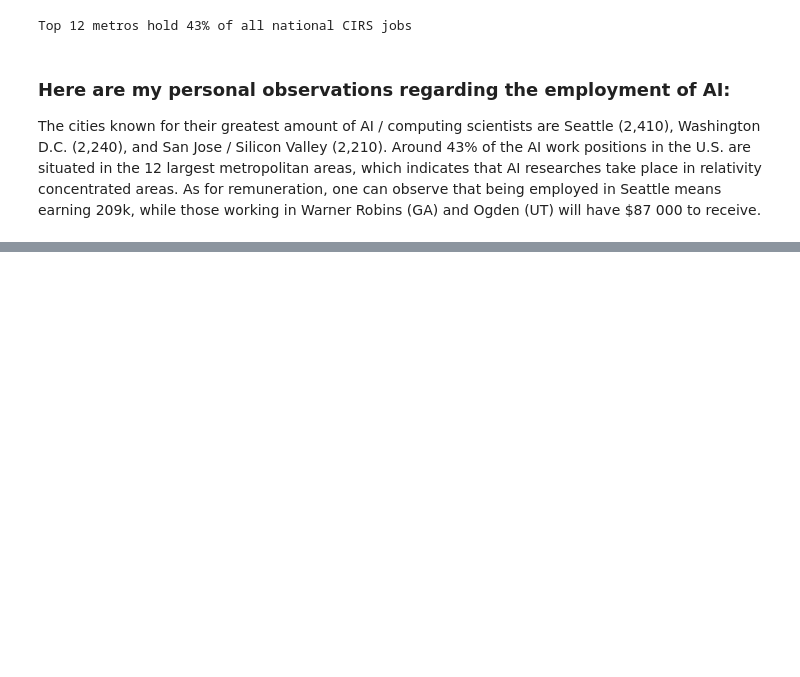
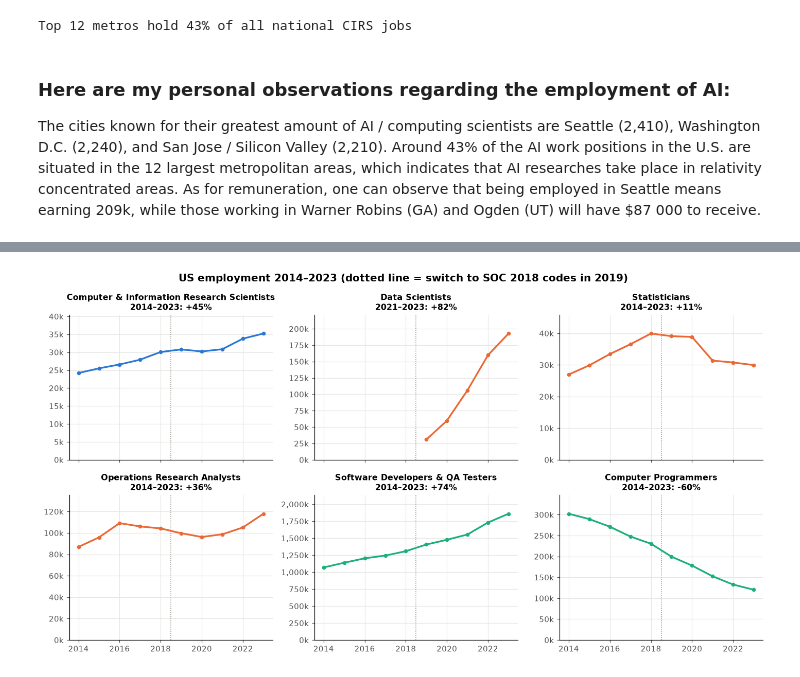
Before and after one commit to RhuanMendanha/CA01-Data-Visualisation-and-Communication-, a Jupyter notebook: CA01 - Employment Visualisation.ipynb, the cells around one changed output, grey strips where cells are left out. Saved outputs shown, nothing was run; the diff lists cells and outputs as text; code cells hidden in the pictures; blank space fills up the shorter version.

Commit message:
Challenge: from 2014 - 2022
load 2014-2022 national data and harmonise SOC codes +++ feat(challenge): add employment and wage trend charts

```diff
--- a/CA01 - Employment Visualisation.ipynb
+++ b/CA01 - Employment Visualisation.ipynb
@@ -387,0 +463,23 @@ As for remuneration, one can observe that being employed in Seattle means earnin
+# %%
+SERIES_COLOURS = {
+    "Computer & Information Research Scientists": FAMILY_COLOURS["AI & Computing Research"],
+    "Data Scientists": FAMILY_COLOURS["Data Science & Analytics"],
+    "Statisticians": FAMILY_COLOURS["Data Science & Analytics"],
+    "Operations Research Analysts": FAMILY_COLOURS["Data Science & Analytics"],
+    "Software Developers & QA Testers": FAMILY_COLOURS["Software Development"],
+    "Computer Programmers": FAMILY_COLOURS["Software Development"],
+}
+fig, axes = plt.subplots(2, 3, figsize=(13, 7), sharex=True)
+for ax, s in zip(axes.flat, SERIES_COLOURS):
+    t = trend[trend.SERIES == s]
+    ax.plot(t.YEAR, t.EMP, color=SERIES_COLOURS[s], lw=2.2, marker="o", ms=4)
+    ax.axvline(2018.5, color="#898781", ls=":", lw=1)
+    t_base = t[t.YEAR >= 2021] if s == "Data Scientists" else t   # 15-2051 only exists from 2021
+    first, last = t_base.iloc[0], t_base.iloc[-1]
+    ax.set_title(f"{s}\n{int(first.YEAR)}–2023: {last.EMP / first.EMP - 1:+.0%}", fontsize=10.5)
+    ax.yaxis.set_major_formatter(mtick.FuncFormatter(lambda x, _: f"{x / 1000:,.0f}k"))
+    ax.set_ylim(0, t.EMP.max() * 1.15)
+fig.suptitle("US employment 2014–2023 (dotted line = switch to SOC 2018 codes in 2019)", fontweight="bold", fontsize=13)
+plt.tight_layout(); plt.show()
+# %% [output]
+[figure, added]
```
Also changed, not shown: parts of 14 cells of this notebook.
